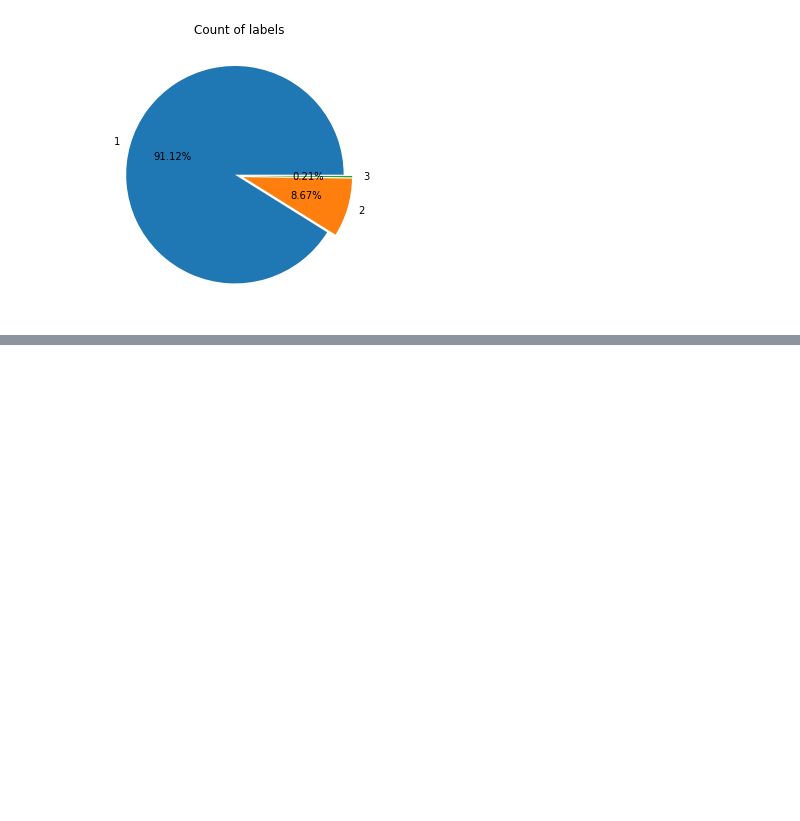
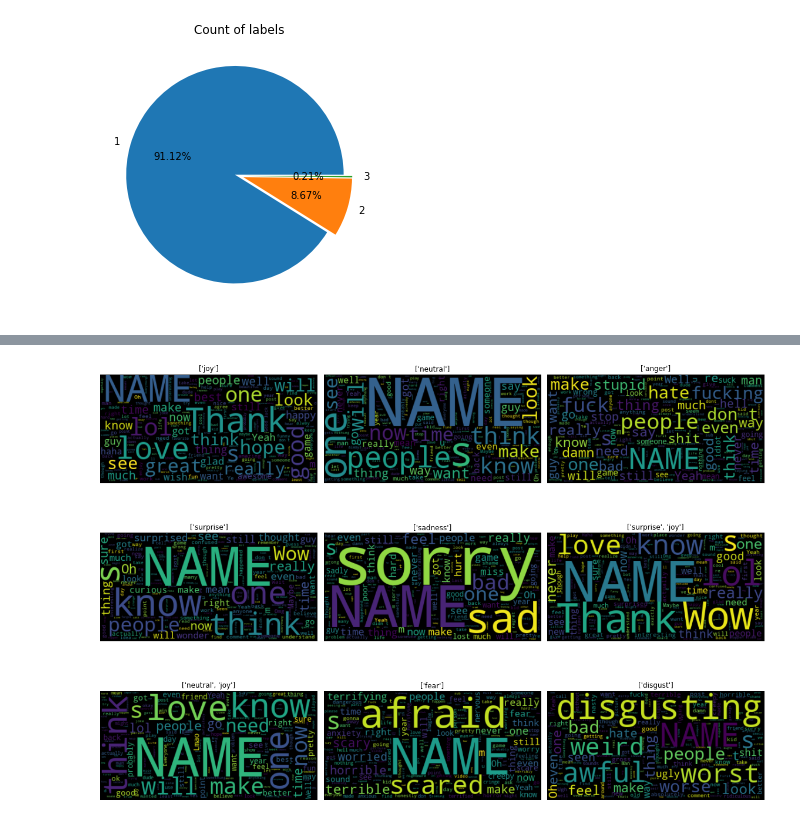
Before and after one commit to foukonana/multi_emotions, a Jupyter notebook: analysis.ipynb, the cells around one changed output, grey strips where cells are left out. Cells and saved outputs as stored; diff of their text form; code cells hidden in the pictures; blank space fills up the shorter version.

Commit message:
added wordclouds

```diff
--- a/analysis.ipynb
+++ b/analysis.ipynb
@@ -109,0 +145,20 @@ Text(0.5, 1.0, 'Count of labels')
+# %%
+emotion_list = ["['joy']", "['neutral']", "['anger']", "['surprise']", "['sadness']",
+                "['surprise', 'joy']", "['neutral', 'joy']", "['fear']", "['disgust']"]
+
+
+plt.figure(figsize=(16, 12))
+for i, multi_emotion in enumerate(emotion_list):
+    txt = df.loc[df['mapped_emotions'].astype(str)==multi_emotion, 'comment']
+
+    plt.subplot(3,3,i+1)
+    wordcloud = WordCloud().generate(' '.join(txt))
+
+    # Display the generated image:
+    plt.imshow(wordcloud, interpolation='bilinear')
+    plt.title(multi_emotion)
+    plt.axis("off")
+plt.tight_layout()
+plt.show()
+# %% [output]
+[figure, added]
```
Also changed, not shown: parts of 3 cells of this notebook, 1 other file.
